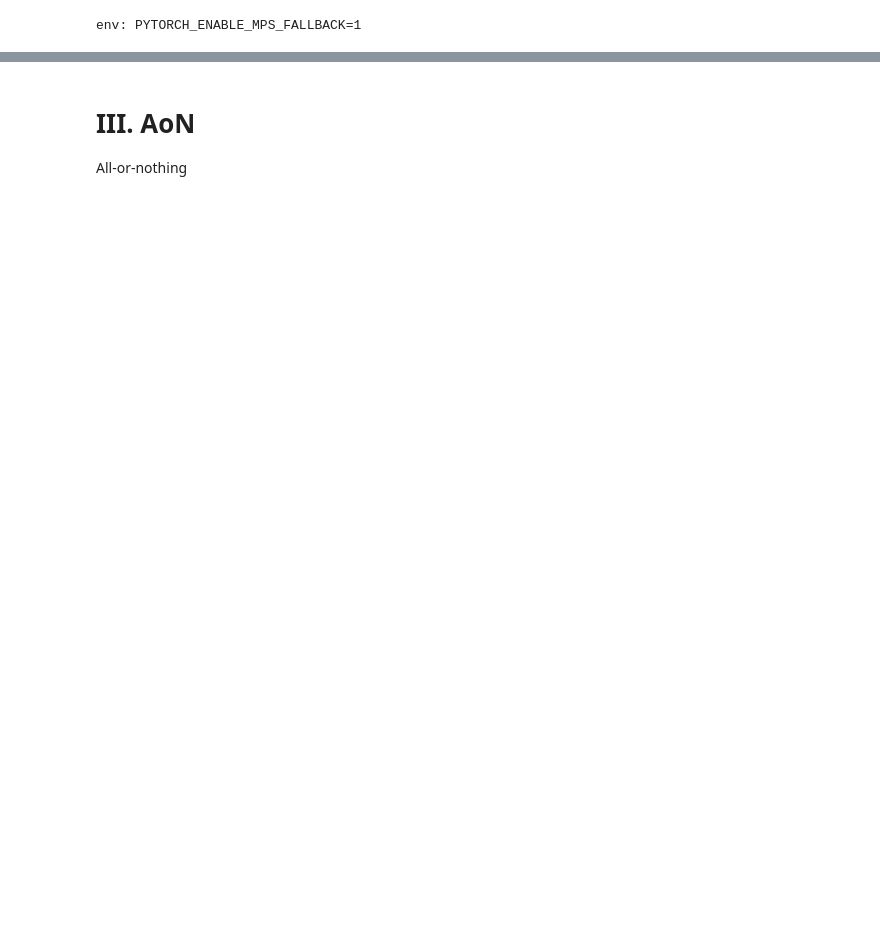
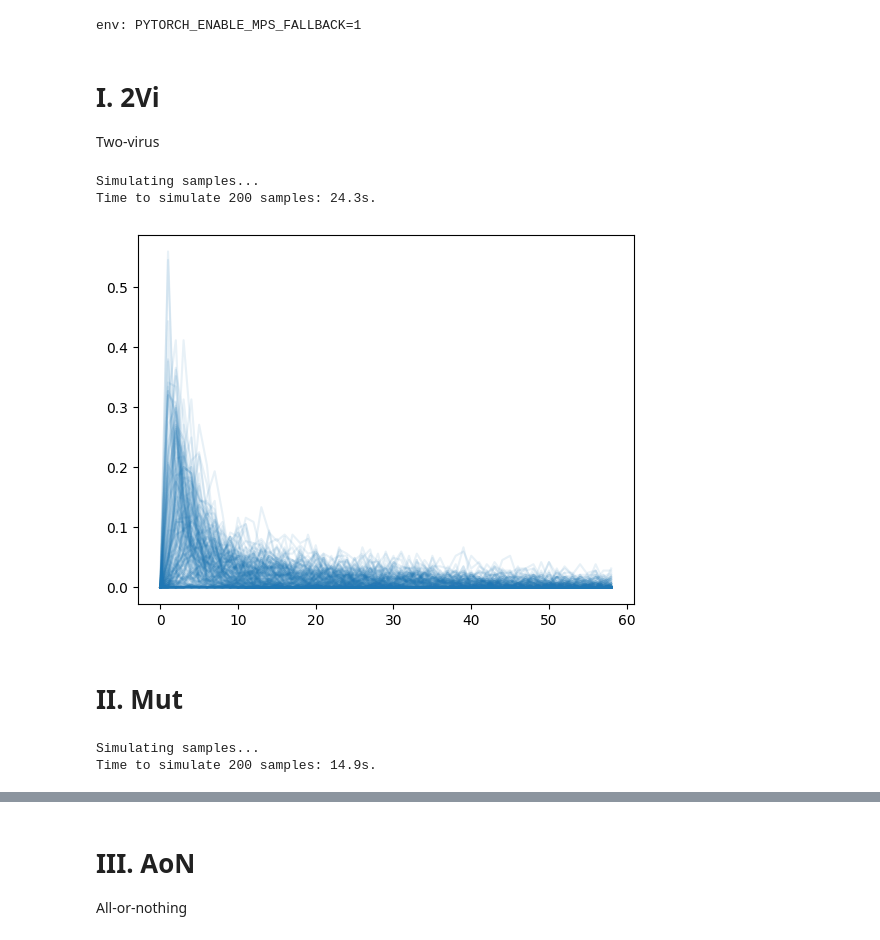
Before and after one commit to chathasphere/sim-select, a Jupyter notebook: notebooks/09_reinfection_models.ipynb, the cells around one changed output, grey strips where cells are left out. Saved outputs shown, nothing was run; the diff lists cells and outputs as text; code cells hidden in the pictures; blank space fills up the shorter version.

Commit message:
dual strain models

```diff
--- a/notebooks/09_reinfection_models.ipynb
+++ b/notebooks/09_reinfection_models.ipynb
@@ -24,3 +24,34 @@ N = 200 # 2000
 # noise = {"distr": "normal", "scale":1}
 a = int(N * 0.8)
 b = N - a
+# %% [markdown]
+# I. 2Vi
+Two-virus
+# %%
+beta_1_prior = torch.distributions.Exponential(rate=0.2)
+epsilon_prior = torch.distributions.Exponential(rate=2)
+nu_prior = torch.distributions.Exponential(rate=2)
+rho_prior = torch.distributions.Uniform(low=0.5, high=.99)
+gamma_prior = torch.distributions.Exponential(rate=10)
+beta_2_prior = torch.distributions.Exponential(rate=0.2)
+# %%
+twovi_dataset = TwoVi(init_I1=3, init_I2=1, init_S=277, beta_1=beta_1_prior, epsilon=epsilon_prior,
+                     nu=nu_prior, rho=rho_prior, gamma=gamma_prior, beta_2=beta_2_prior, notebook=True,
+                     n_sample=N)
+start = time.time()
+twovi_dataset.sample_model()
+stop = time.time()
+print(f"Time to simulate {N:,} samples: {stop - start:.1f}s.")
+train_data, val_data = random_split(twovi_dataset, [a, b])
+train_loader = DataLoader(train_data, batch_size=2000)
+val_loader = DataLoader(val_data, batch_size=b)
+# %% [output]
+Simulating samples...
+Time to simulate 200 samples: 24.3s.
+# %%
+plt.plot(twovi_dataset.data.T, alpha=0.1, color="tab:blue")
+plt.show()
+# %% [output]
+[figure, added]
+# %% [markdown]
+# II. Mut
@@ -26,0 +65,14 @@ b = N - a
+# %%
+mut_dataset = Mut(init_I=1, init_S=278, n_sample=N, beta=beta_prior,
+                                    epsilon=epsilon_prior, nu=nu_prior, rho=rho_prior, gamma=gamma_prior,
+                                    sigma=sigma_prior, notebook=True)
+start = time.time()
+mut_dataset.sample_model()
+stop = time.time()
+print(f"Time to simulate {N:,} samples: {stop - start:.1f}s.")
+train_data, val_data = random_split(mut_dataset, [a, b])
+train_loader = DataLoader(train_data, batch_size=2000)
+val_loader = DataLoader(val_data, batch_size=b)
+# %% [output]
+Simulating samples...
+Time to simulate 200 samples: 14.9s.
```
Also changed, not shown: parts of 4 cells of this notebook, 3 other files.
